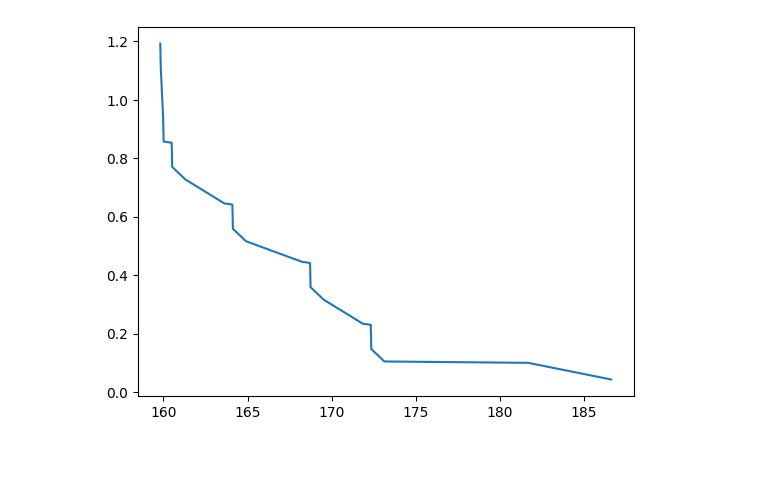
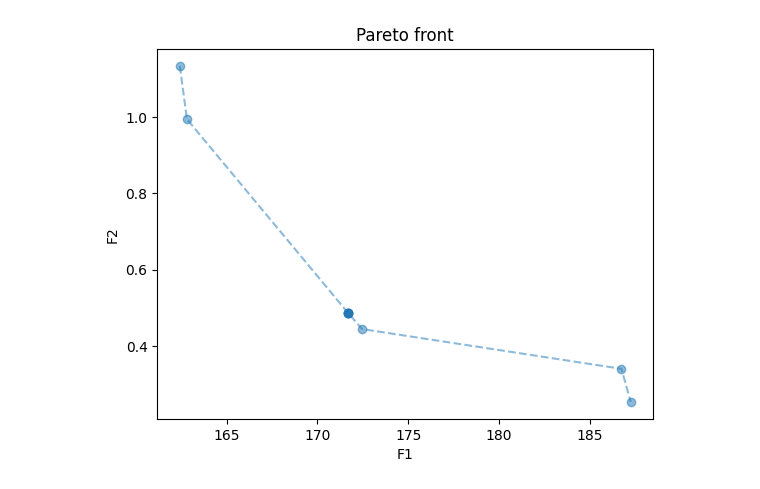
Before and after one commit to anras5/iswd, a Jupyter notebook: src/MOO-EMO/MOO.ipynb, the cells around one changed output. Drawn from its saved outputs; the diff is of its cells as text; code cells hidden in the pictures; blank space fills up the shorter version.

```diff
--- a/src/MOO-EMO/MOO.ipynb
+++ b/src/MOO-EMO/MOO.ipynb
@@ -60,5 +60,44 @@ A = [
 
 ### OBECNE LOKALIZACJE SIEDZIB
 L = [4, 14, 16, 22]
+# %%
+def solve_problem(min_f1=True, min_f2=False, epsilon=None):
+    problem = LpProblem("pfitzer", LpMinimize)
+
+    I = len(A)
+    J = len(A[0])
+
+    variables = {}
+    for i in range(I):
+        for j in range(J):
+            variables[(i, j)] = LpVariable(f'x_{i}_{j}', cat='Binary')
+
+    # Każdy region musi mieć dokładnie jednego przedstawiciela
+    for i in range(I):
+        problem += lpSum([variables[(i, j)] for j in range(J)]) == 1
+
+    # Suma pracochłonności dla regionów przydzielonych do jednego przedstawiciela powinna być w przedziale 0.9-1.1
+    for j in range(J):
+        problem += 0.9 <= lpSum([variables[(i, j)]*P[i] for i in range(I)])
+        problem += lpSum([variables[(i, j)]*P[i] for i in range(I)]) <= 1.1
+
+    # F1
+    # Minimalizacja sumy odległości do regionów dla każdego z przedstawicieli
+    if min_f1:
+        problem += lpSum([lpSum([variables[(i, j)]*D[i][j] for i in range(I)]) for j in range(J)])
+
+    # F2
+    # Minimalizacja zmian
+    if min_f2:
+        problem += lpSum([lpSum([variables[(i, j)]*P[i] for i in range(I) if not A[i][j]]) for j in range(J)])
+
+    if epsilon is not None:
+        problem += lpSum([lpSum([variables[(i, j)]*P[i] for i in range(I) if not A[i][j]]) for j in range(J)]) <= epsilon
+
+    problem.solve(solver=GLPK(msg=False))
+    solution = {variable.name: variable.varValue for variable in problem.variables()}
+    f1_value = sum([sum([solution[f'x_{i}_{j}']*D[i][j] for i in range(I)]) for j in range(J)])
+    f2_value = sum([sum([solution[f'x_{i}_{j}']*P[i] for i in range(I) if not A[i][j]]) for j in range(J)])
+    return solution, f1_value, f2_value
 # %%
 f1, f2 = [], []
@@ -173,4 +139,8 @@ f2
 # %%
-plt.plot(f1, f2);
+plt.plot(f1, f2, marker='o', linestyle='--', alpha=0.5)
+plt.xlabel('F1')
+plt.ylabel('F2')
+plt.title('Pareto front')
+plt.show();
 # %% [output]
-[figure, old version]
+[figure, new version]
```
Also changed, not shown: parts of 3 cells of this notebook, 1 other file.
